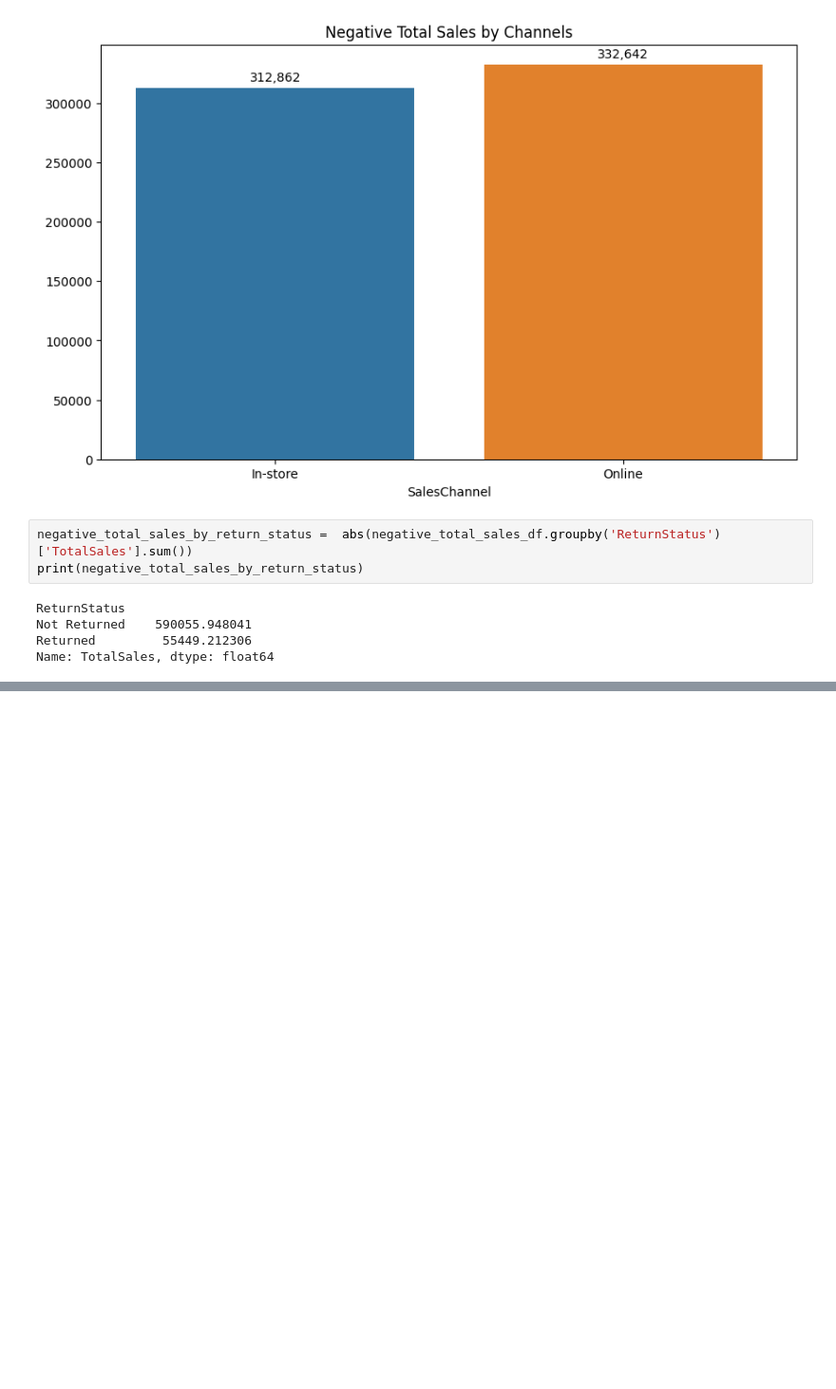
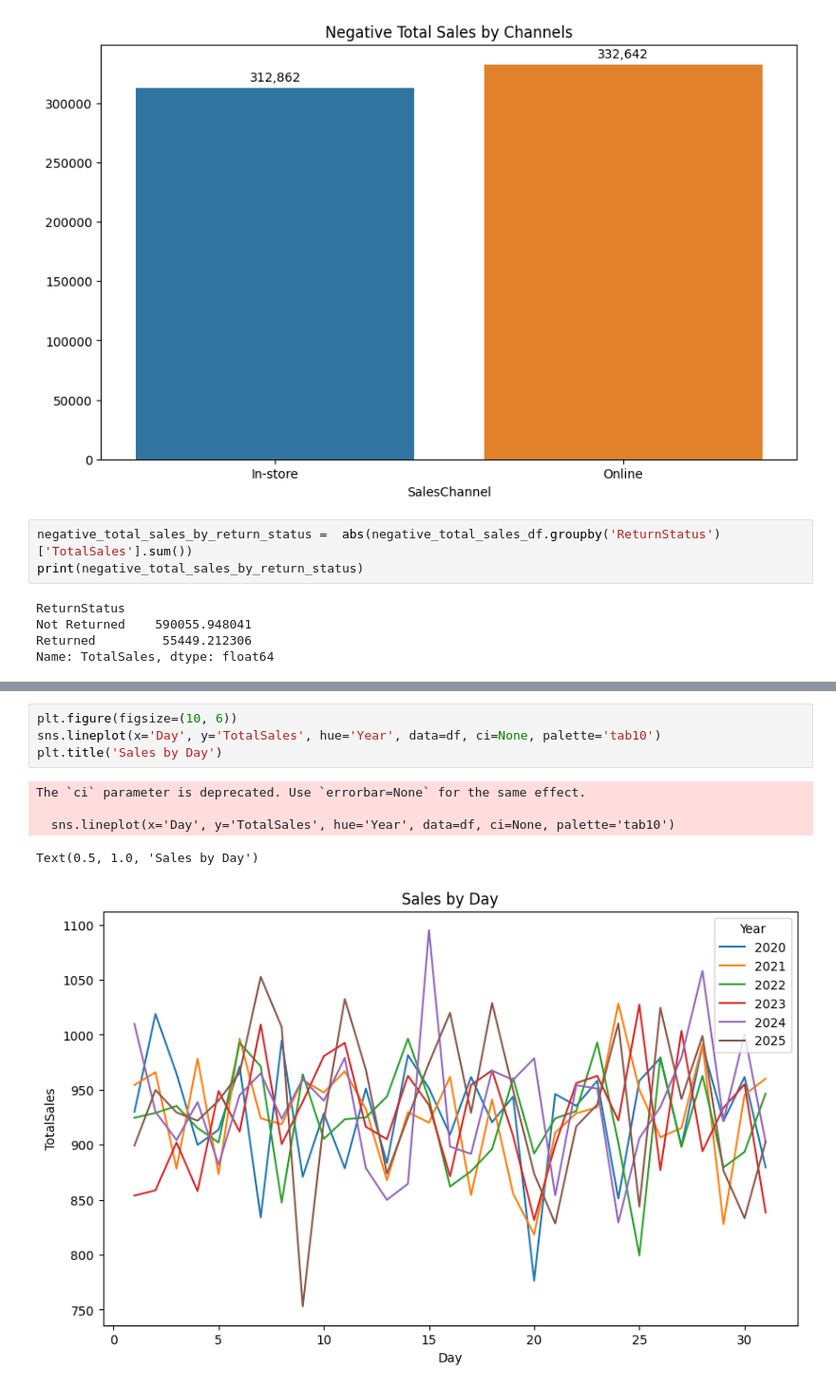
Before and after one commit to ddatnguyen97/Online-Sales_Analysis, a Jupyter notebook: Online Sales Analysis.ipynb, the cells around one changed output, grey strips where cells are left out. Shown at 95% size. Cells and saved outputs as stored; diff of their text form; blank space fills up the shorter version.

```diff
--- a/Online Sales Analysis.ipynb
+++ b/Online Sales Analysis.ipynb
@@ -567,0 +596,10 @@ Name: TotalSales, dtype: float64
+# %%
+plt.figure(figsize=(10, 6))
+sns.lineplot(x='Day', y='TotalSales', hue='Year', data=df, ci=None, palette='tab10')
+plt.title('Sales by Day')
+# %% [output]
+The `ci` parameter is deprecated. Use `errorbar=None` for the same effect.
+
+  sns.lineplot(x='Day', y='TotalSales', hue='Year', data=df, ci=None, palette='tab10')
+Text(0.5, 1.0, 'Sales by Day')
+[figure, added]
```
Also changed, not shown: parts of 1 cell of this notebook.
